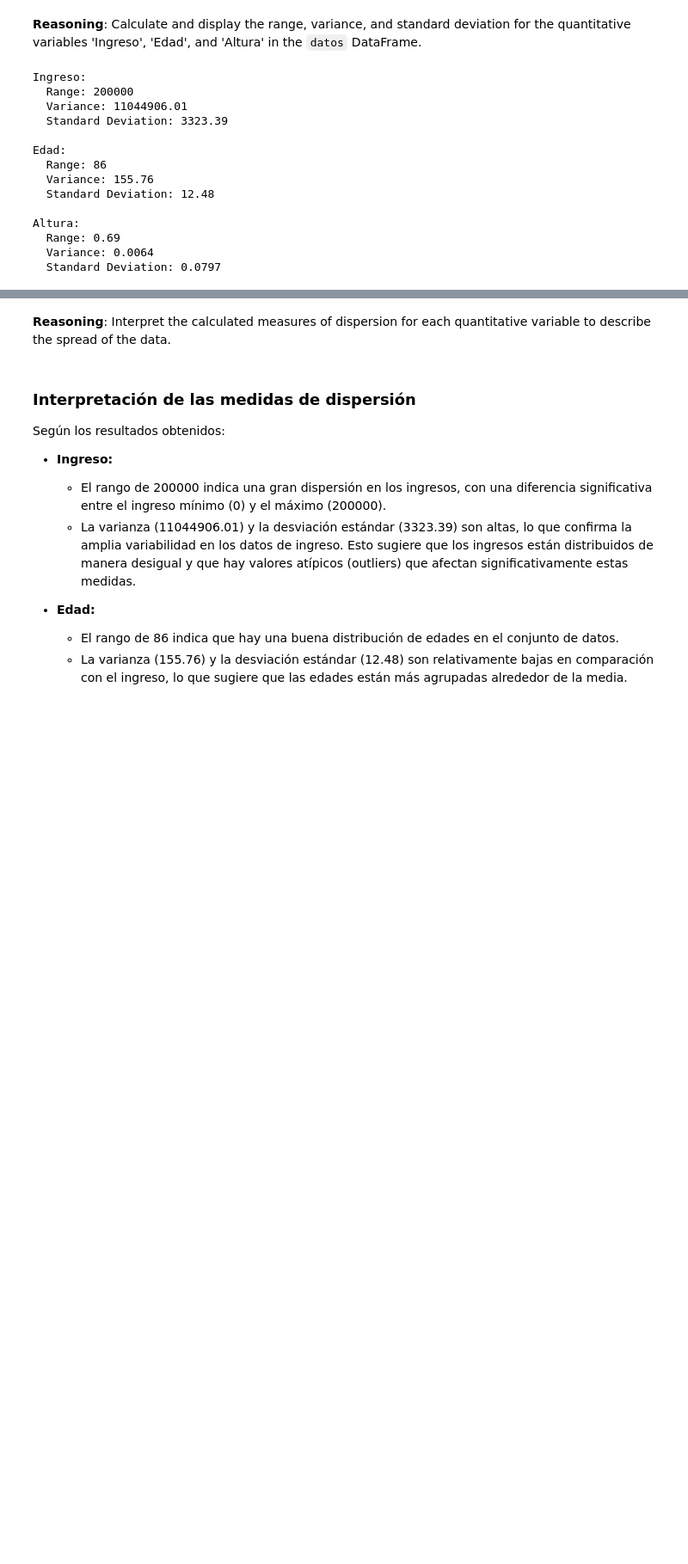
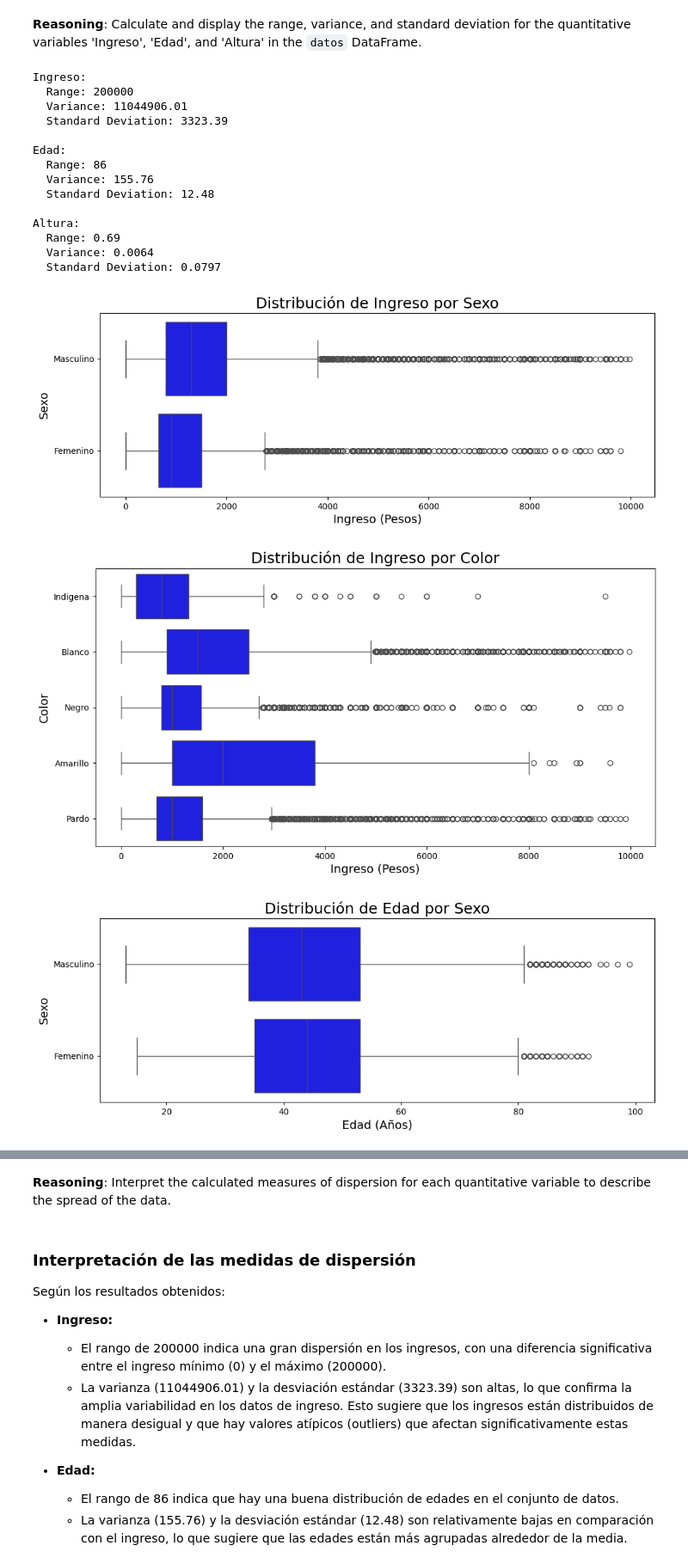
Before and after one commit to MarteDevs/Estadistica-con-Python, a Jupyter notebook: Curso_de_Estadística_con_Python_1.ipynb, the cells around one changed output, grey strips where cells are left out. Shown at 86% size. Saved outputs shown, nothing was run; the diff lists cells and outputs as text; code cells hidden in the pictures; blank space fills up the shorter version.

```diff
--- a/Curso_de_Estadística_con_Python_1.ipynb
+++ b/Curso_de_Estadística_con_Python_1.ipynb
@@ -1642,3 +1642,65 @@ Altura:
   Range: 0.69
   Variance: 0.0064
   Standard Deviation: 0.0797
+# %%
+import seaborn as sns
+import matplotlib.pyplot as plt
+
+# Box plot for Ingreso grouped by Sexo (excluding outliers)
+ax = sns.boxplot(x = 'Ingreso', y = 'Sexo', data = datos.query("Ingreso < 10000"), orient='h', color='blue')
+ax.figure.set_size_inches(12, 4)
+ax.set_title('Distribución de Ingreso por Sexo', fontsize=18)
+ax.set_xlabel('Ingreso (Pesos)', fontsize=14)
+ax.set_ylabel('Sexo', fontsize=14)
+ax.set_yticklabels(['Masculino', 'Femenino']) # Assuming 0: Masculino, 1: Femenino
+plt.show()
+
+# Box plot for Ingreso grouped by Color (excluding outliers)
+ax = sns.boxplot(x = 'Ingreso', y = 'Color', data = datos.query("Ingreso < 10000"), orient='h', color='blue')
+ax.figure.set_size_inches(12, 6)
+ax.set_title('Distribución de Ingreso por Color', fontsize=18)
+ax.set_xlabel('Ingreso (Pesos)', fontsize=14)
+ax.set_ylabel('Color', fontsize=14)
+ax.set_yticklabels(['Indigena', 'Blanco', 'Negro', 'Amarillo', 'Pardo', 'Sin declarar']) # Assuming the color codes
+plt.show()
+
+
+# Box plot for Edad grouped by Sexo
+ax = sns.boxplot(x = 'Edad', y = 'Sexo', data = datos, orient='h', color='blue')
+ax.figure.set_size_inches(12, 4)
+ax.set_title('Distribución de Edad por Sexo', fontsize=18)
+ax.set_xlabel('Edad (Años)', fontsize=14)
+ax.set_ylabel('Sexo', fontsize=14)
+ax.set_yticklabels(['Masculino', 'Femenino'])
+plt.show()
+
+# Box plot for Edad grouped by Color
+ax = sns.boxplot(x = 'Edad', y = 'Color', data = datos, orient='h', color='blue')
+ax.figure.set_size_inches(12, 6)
+ax.set_title('Distribución de Edad por Color', fontsize=18)
+ax.set_xlabel('Edad (Años)', fontsize=14)
+ax.set_ylabel('Color', fontsize=14)
+ax.set_yticklabels(['Indigena', 'Blanco', 'Negro', 'Amarillo', 'Pardo', 'Sin declarar'])
+plt.show()
+
+# Box plot for Altura grouped by Sexo
+ax = sns.boxplot(x = 'Altura', y = 'Sexo', data = datos, orient='h', color='blue')
+ax.figure.set_size_inches(12, 4)
+ax.set_title('Distribución de Altura por Sexo', fontsize=18)
+ax.set_xlabel('Altura (Metros)', fontsize=14)
+ax.set_ylabel('Sexo', fontsize=14)
+ax.set_yticklabels(['Masculino', 'Femenino'])
+plt.show()
+
+# Box plot for Altura grouped by Color
+ax = sns.boxplot(x = 'Altura', y = 'Color', data = datos, orient='h', color='blue')
+ax.figure.set_size_inches(12, 6)
+ax.set_title('Distribución de Altura por Color', fontsize=18)
+ax.set_xlabel('Altura (Metros)', fontsize=14)
+ax.set_ylabel('Color', fontsize=14)
+ax.set_yticklabels(['Indigena', 'Blanco', 'Negro', 'Amarillo', 'Pardo', 'Sin declarar'])
+plt.show()
+# %% [output]
+[figure, added]
+[figure, added]
+[figure, added]
```
Also changed, not shown: parts of 11 cells of this notebook.
